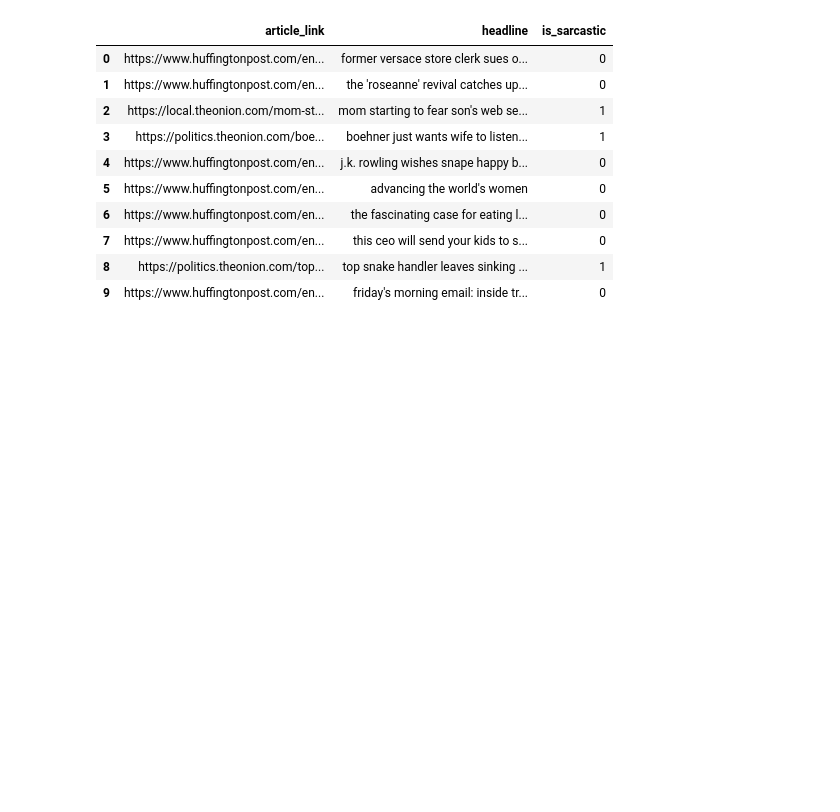
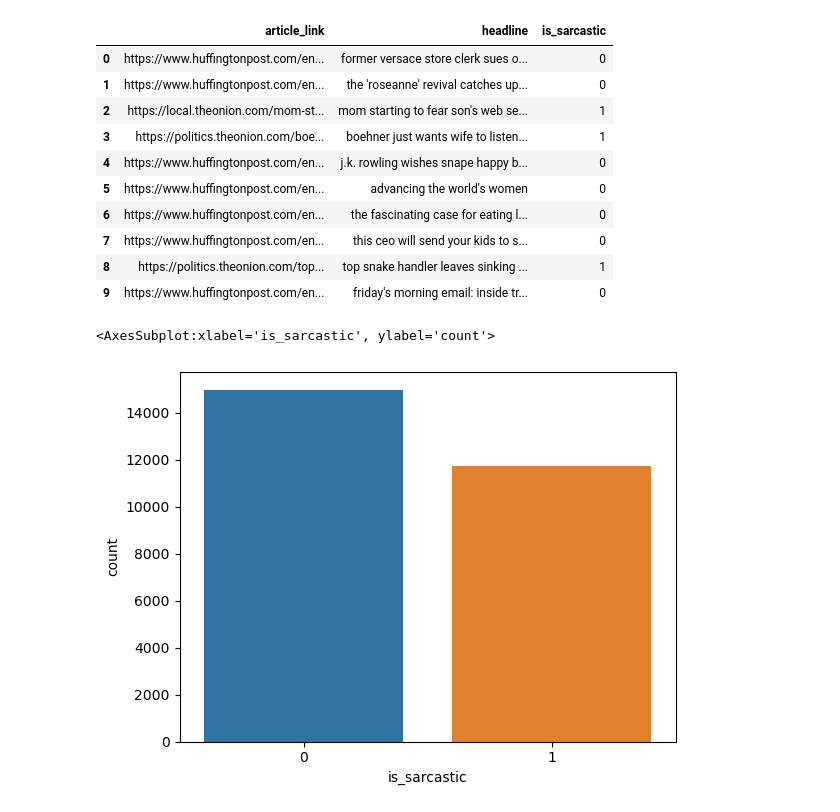
Before and after one commit to ferasdahrooge/Sarcasm-Detector, a Jupyter notebook: sarcasm_detector.ipynb, the cells around one changed output. Saved outputs shown, nothing was run; the diff lists cells and outputs as text; code cells hidden in the pictures; blank space fills up the shorter version.

Commit message:
sns visualization(historgram, barChart)

```diff
--- a/sarcasm_detector.ipynb
+++ b/sarcasm_detector.ipynb
@@ -29,3 +29,8 @@ dataFrame.head(10)
 | 7 | https://www.huffingtonpost.com/en... | this ceo will send your kids to s... | 0 |
 | 8 | https://politics.theonion.com/top... | top snake handler leaves sinking ... | 1 |
 | 9 | https://www.huffingtonpost.com/en... | friday's morning email: inside tr... | 0 |
+# %%
+sns.countplot(dataFrame.is_sarcastic)
+# %% [output]
+<AxesSubplot:xlabel='is_sarcastic', ylabel='count'>
+[figure, added]
```
Also changed, not shown: parts of 2 cells of this notebook, 1 other file.
